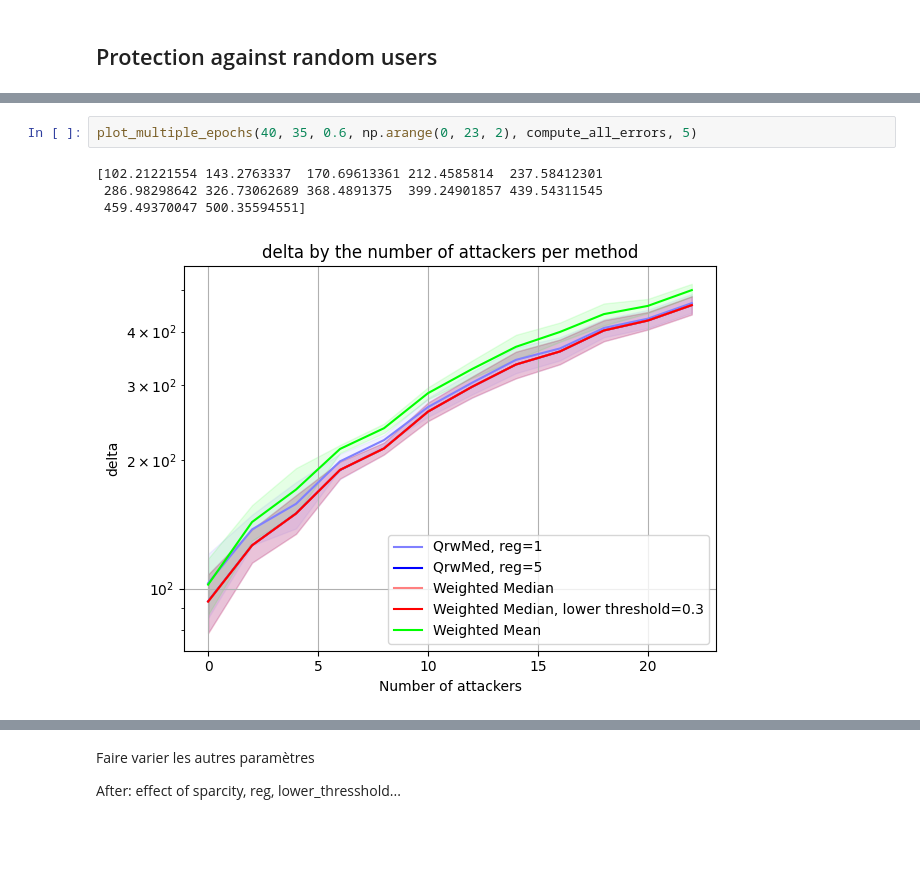
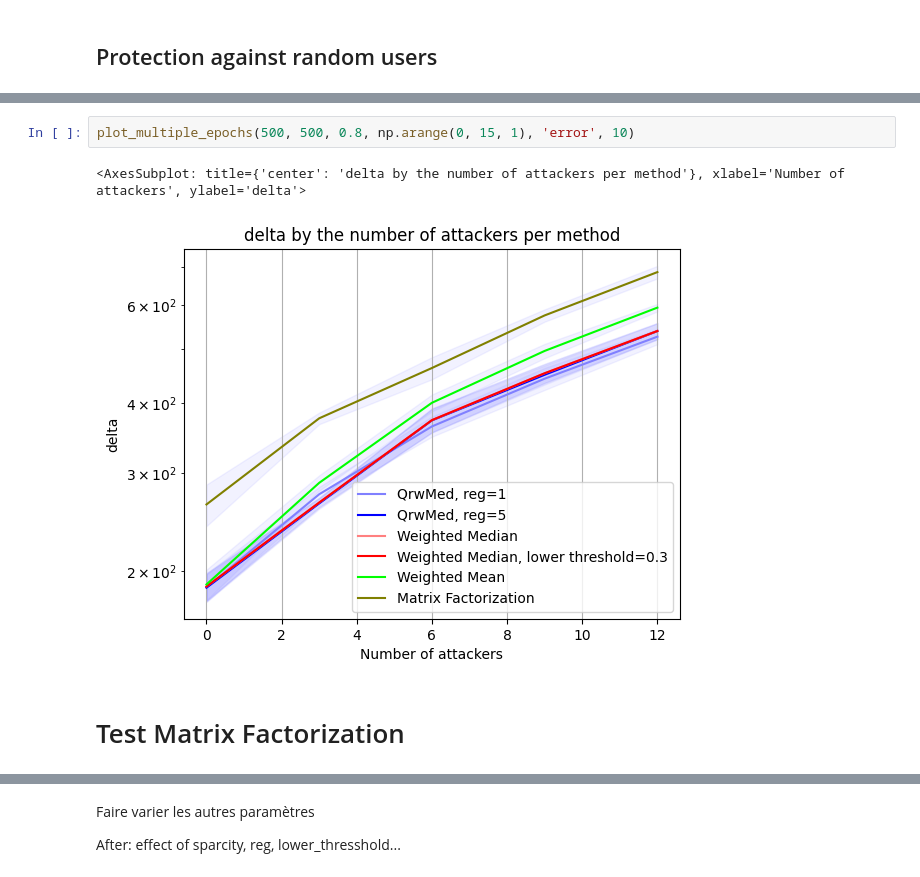
Before and after one commit to Jenjamin3000/RobustColab, a Jupyter notebook: comparisons.ipynb, the cells around one changed output, grey strips where cells are left out. Drawn from its saved outputs; the diff is of its cells as text; blank space fills up the shorter version.

```diff
--- a/comparisons.ipynb
+++ b/comparisons.ipynb
@@ -696,7 +359,7 @@ for nb_attackers in np.arange(0, 11, 5):
 # %%
-plot_multiple_epochs(40, 35, 0.6, np.arange(0, 23, 2), compute_all_errors, 5)
+plot_multiple_epochs(500, 500, 0.8, np.arange(0, 15, 1), 'error', 10)
 # %% [output]
-[102.21221554 143.2763337  170.69613361 212.4585814  237.58412301
- 286.98298642 326.73062689 368.4891375  399.24901857 439.54311545
- 459.49370047 500.35594551]
+<AxesSubplot: title={'center': 'delta by the number of attackers per method'}, xlabel='Number of attackers', ylabel='delta'>
-[figure, old version]
+[figure, new version]
+# %% [markdown]
+# Test Matrix Factorization
```
Also changed, not shown: parts of 32 cells of this notebook, 6 other files.
